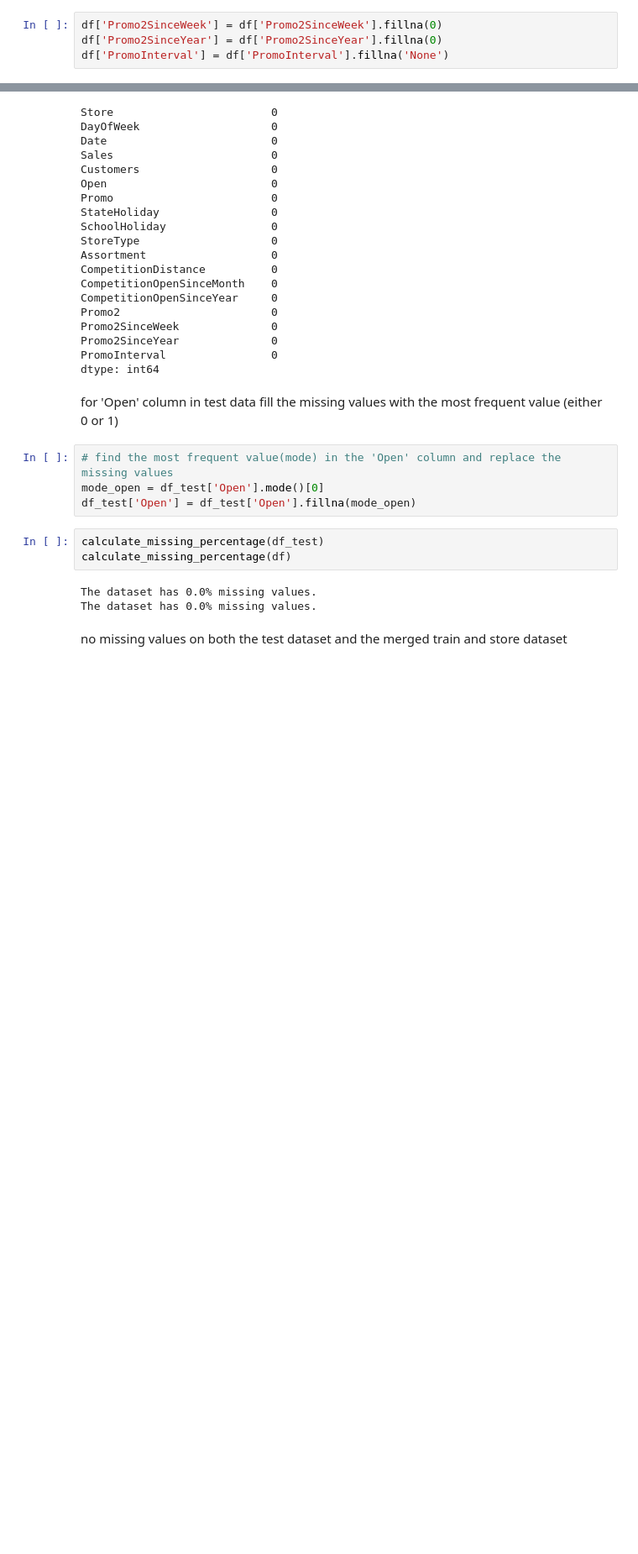
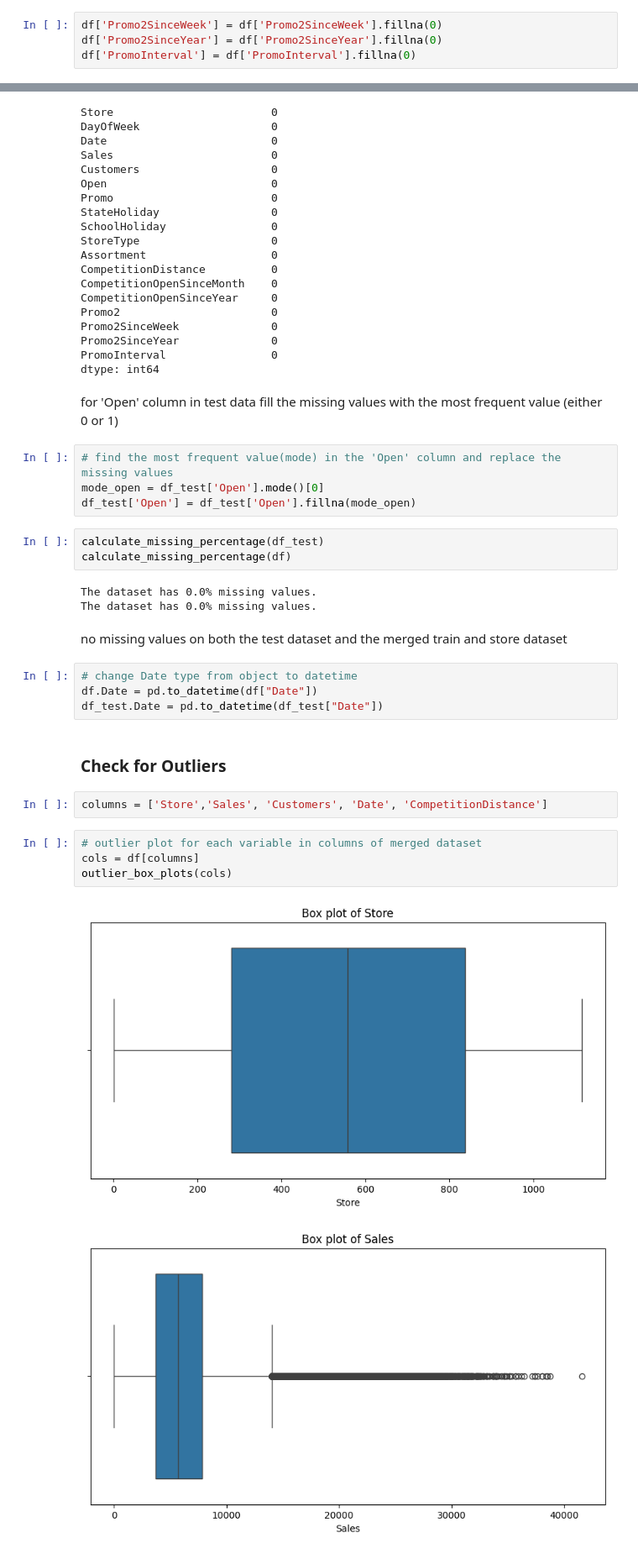
Before and after one commit to OL-YAD/rossmann-pharmaceuticals-sales-forecast, a Jupyter notebook: notebooks/preprocessing.ipynb, the cells around one changed output, grey strips where cells are left out. Shown: that part at 84% size. Saved outputs shown, nothing was run; the diff lists cells and outputs as text; blank space fills up the shorter version.

Commit message:
check for outliers

```diff
--- a/notebooks/preprocessing.ipynb
+++ b/notebooks/preprocessing.ipynb
@@ -314,7 +314,7 @@ Handling: Impute the missing values with 0 for the numeric columns['Promo2Sincee
 # %%
 df['Promo2SinceWeek'] = df['Promo2SinceWeek'].fillna(0)
 df['Promo2SinceYear'] = df['Promo2SinceYear'].fillna(0)
-df['PromoInterval'] = df['PromoInterval'].fillna('None')
+df['PromoInterval'] = df['PromoInterval'].fillna(0)
 # %% [markdown]
 for columns [CompetitionOpenSinceYear, CompetitionOpenSinceMonth] the missing values indicate that no competition was present near the store.
 
@@ -365,3 +365,18 @@ The dataset has 0.0% missing values.
 The dataset has 0.0% missing values.
 # %% [markdown]
 no missing values on both the test dataset and the merged train and store dataset
+# %%
+# change Date type from object to datetime
+df.Date = pd.to_datetime(df["Date"])
+df_test.Date = pd.to_datetime(df_test["Date"])
+# %% [markdown]
+### Check for Outliers
+# %%
+columns = ['Store','Sales', 'Customers', 'Date', 'CompetitionDistance']
+# %%
+# outlier plot for each variable in columns of merged dataset
+cols = df[columns]
+outlier_box_plots(cols)
+# %% [output]
+[figure, added]
+[figure, added]
```
Also changed, not shown: parts of 3 cells of this notebook.
